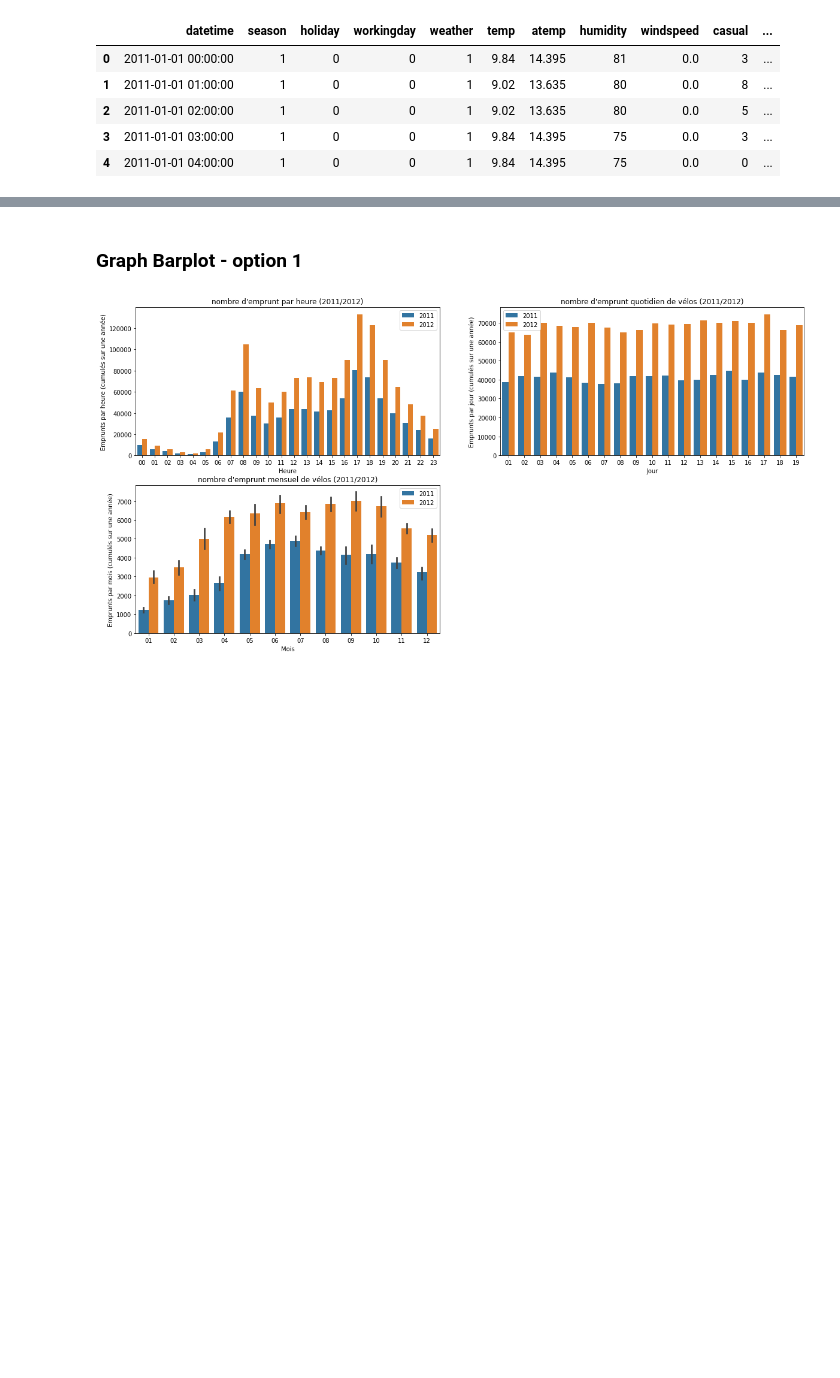
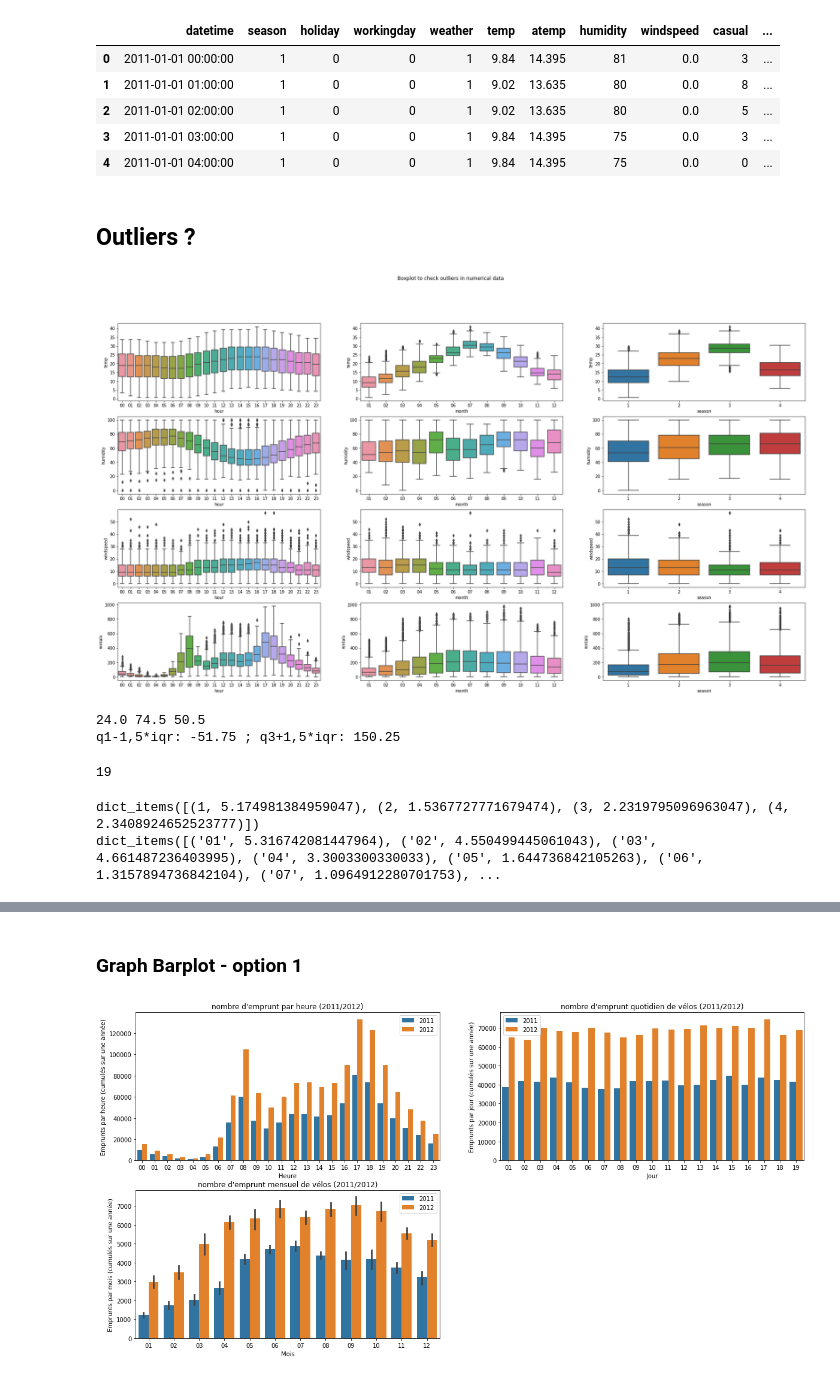
Before and after one commit to hadisql/Simplon, a Jupyter notebook: projet_brief/bike_rentals_v2.ipynb, the cells around one changed output, grey strips where cells are left out. Saved outputs shown, nothing was run; the diff lists cells and outputs as text; code cells hidden in the pictures; blank space fills up the shorter version.

```diff
--- a/projet_brief/bike_rentals_v2.ipynb
+++ b/projet_brief/bike_rentals_v2.ipynb
@@ -81,3 +77,60 @@ df.insert(1,'Year',df['datetime'].dt.strftime('%Y'))
 df.insert(2,'month',df['datetime'].dt.strftime('%m'))
 df.insert(3,'day',df['datetime'].dt.strftime('%d'))
 df.insert(4,'hour',df['datetime'].dt.strftime('%H'))
+# %% [markdown]
+## Outliers ?
+# %%
+# fonction qui prend la défition statistique d'un outlier (au dessus et en dessous de: Q1-1.5*IQR et Q3+1.5*IQR)
+import warnings
+warnings.filterwarnings("ignore")
+fig, axs = plt.subplots(4,3,figsize=(30,16))
+sns.boxplot(data=df,x='hour',y='temp',ax=axs[0,0])
+sns.boxplot(data=df,x='month',y='temp',ax=axs[0,1])
+sns.boxplot(data=df,x='season',y='temp',ax=axs[0,2])
+sns.boxplot(data=df,x='hour',y='humidity',ax=axs[1,0])
+sns.boxplot(data=df,x='month',y='humidity',ax=axs[1,1])
+sns.boxplot(data=df,x='season',y='humidity',ax=axs[1,2])
+sns.boxplot(data=df,x='hour',y='windspeed',ax=axs[2,0])
+sns.boxplot(data=df,x='month',y='windspeed',ax=axs[2,1])
+sns.boxplot(data=df,x='season',y='windspeed',ax=axs[2,2])
+sns.boxplot(data=df,x='hour',y='rentals',ax=axs[3,0])
+sns.boxplot(data=df,x='month',y='rentals',ax=axs[3,1])
+sns.boxplot(data=df,x='season',y='rentals',ax=axs[3,2])
+
+plt.suptitle('Boxplot to check outliers in numerical data')
+plt.show()
+# %% [output]
+[figure, added]
+# %%
+#how many outliers concerning the humidity on a daily basis ?
+
+q1_rentals = df[df['hour']=='00']['rentals'].quantile(0.25)
+q3_rentals = df[df['hour']=='00']['rentals'].quantile(0.75)
+iqr_rentals = q3_rentals-q1_rentals
+print(q1_rentals,q3_rentals,iqr_rentals)
+print(f'q1-1,5*iqr: {q1_rentals-1.5*iqr_rentals} ; q3+1,5*iqr: {q3_rentals+1.5*iqr_rentals}')
+# %% [output]
+24.0 74.5 50.5
+q1-1,5*iqr: -51.75 ; q3+1,5*iqr: 150.25
+# %%
+((df[df['hour']=='00']['rentals'] < q1_rentals-1.5*iqr_rentals) | (df[df['hour']=='00']['rentals'] > q3_rentals+1.5*iqr_rentals)).sum()
+# %% [output]
+19
+# %%
+#print(df['hour'].unique())
+def feature_periodic_outliers(df,feature,period):
+    outliers_perc = {}
+    for h in df[period].unique():
+        q1 = df[df[period]==h][feature].quantile(0.25)
+        q3 = df[df[period]==h][feature].quantile(0.75)
+        iqr = q3-q1
+        inf_outliers = (df[df[period]==h][feature] < q1-1.5*iqr).sum()
+        sup_outliers = (df[df[period]==h][feature] > q3+1.5*iqr).sum()
+        outliers_perc[h]= ((inf_outliers + sup_outliers)/len(df[df[period]==h]))*100
+    return outliers_perc
+
+print(feature_periodic_outliers(df,feature='rentals',period='season').items())
+print(feature_periodic_outliers(df,feature='rentals',period='month').items())
+# %% [output]
+dict_items([(1, 5.174981384959047), (2, 1.5367727771679474), (3, 2.2319795096963047), (4, 2.3408924652523777)])
+dict_items([('01', 5.316742081447964), ('02', 4.550499445061043), ('03', 4.661487236403995), ('04', 3.3003300330033), ('05', 1.644736842105263), ('06', 1.3157894736842104), ('07', 1.0964912280701753), ...
```
Also changed, not shown: parts of 17 cells of this notebook.
